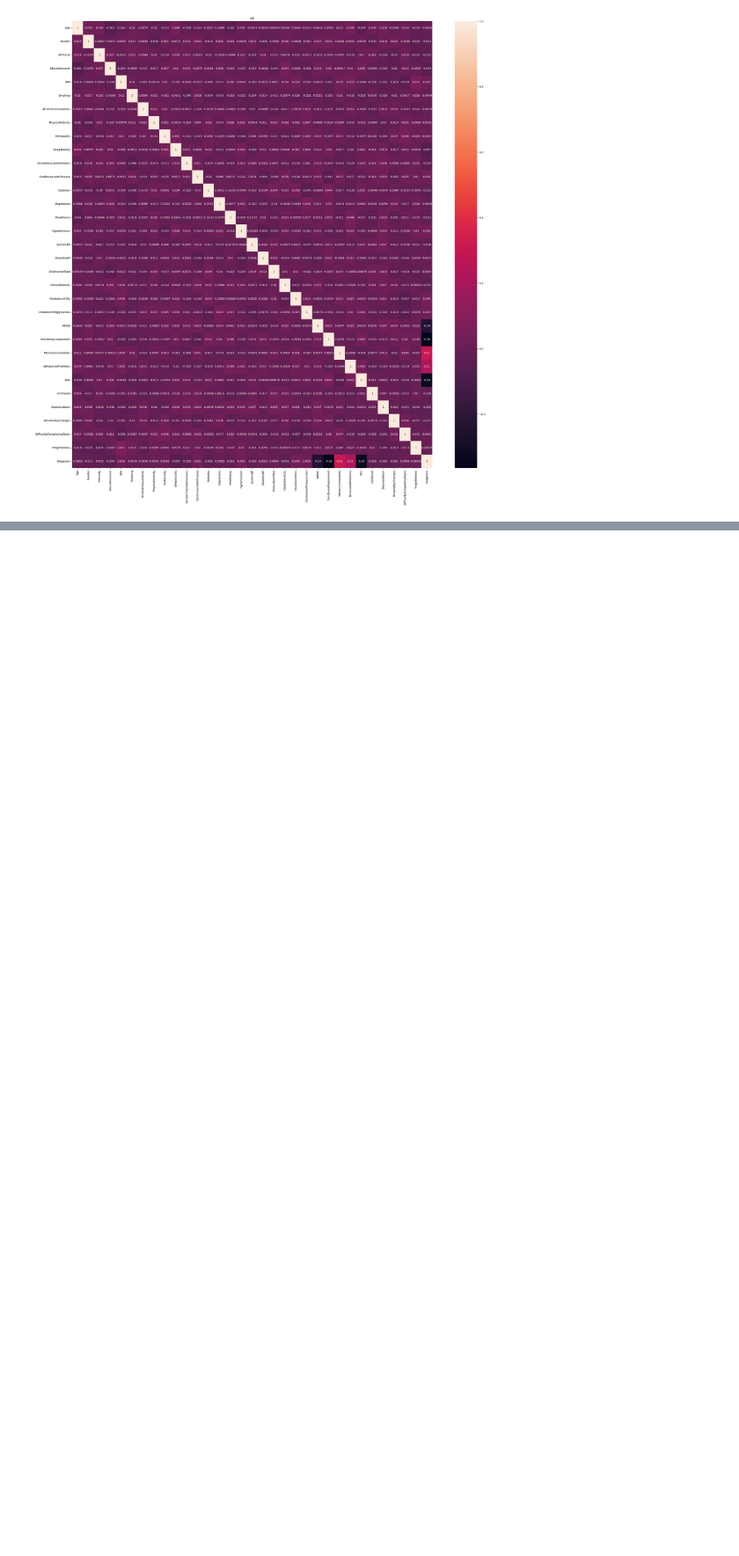
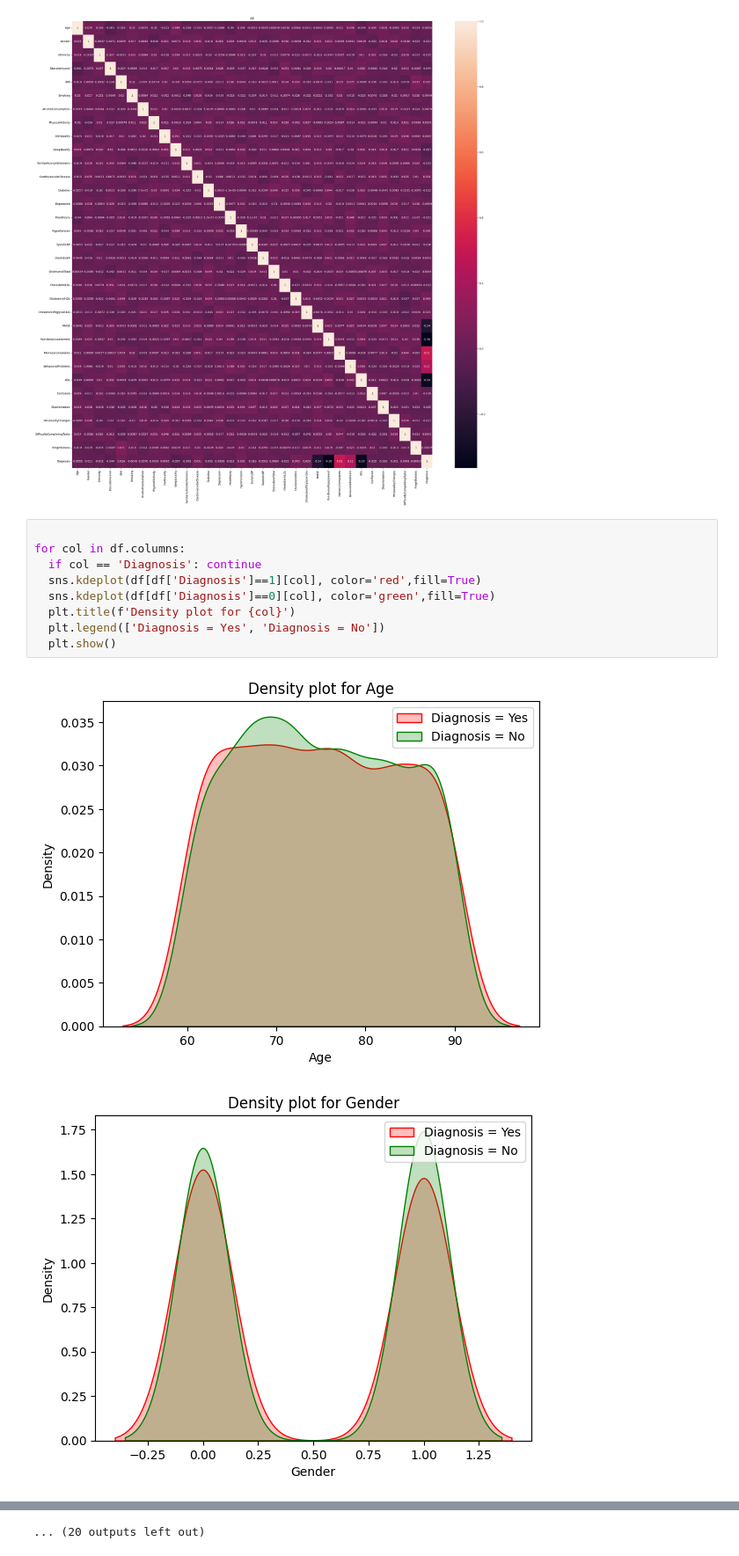
Before and after one commit to tammy-uncc/ITCS6162KDDGroup4, a Jupyter notebook: KDD_Project.ipynb, the cells around one changed output, grey strips where cells are left out. Shown at 88% size. Cells and saved outputs as stored; diff of their text form; blank space fills up the shorter version.

```diff
--- a/KDD_Project.ipynb
+++ b/KDD_Project.ipynb
@@ -80,3 +67,15 @@ sns.heatmap(corr,annot=True)
 [figure]
 [figure]
 [figure]
+# %%
+
+for col in df.columns:
+  if col == 'Diagnosis': continue
+  sns.kdeplot(df[df['Diagnosis']==1][col], color='red',fill=True)
+  sns.kdeplot(df[df['Diagnosis']==0][col], color='green',fill=True)
+  plt.title(f'Density plot for {col}')
+  plt.legend(['Diagnosis = Yes', 'Diagnosis = No'])
+  plt.show()
+# %% [output]
+[figure, added]
+[figure, added]
@@ -82,0 +92 @@ sns.heatmap(corr,annot=True)
+... (20 outputs left out)
```
Also changed, not shown: parts of 2 cells of this notebook.
